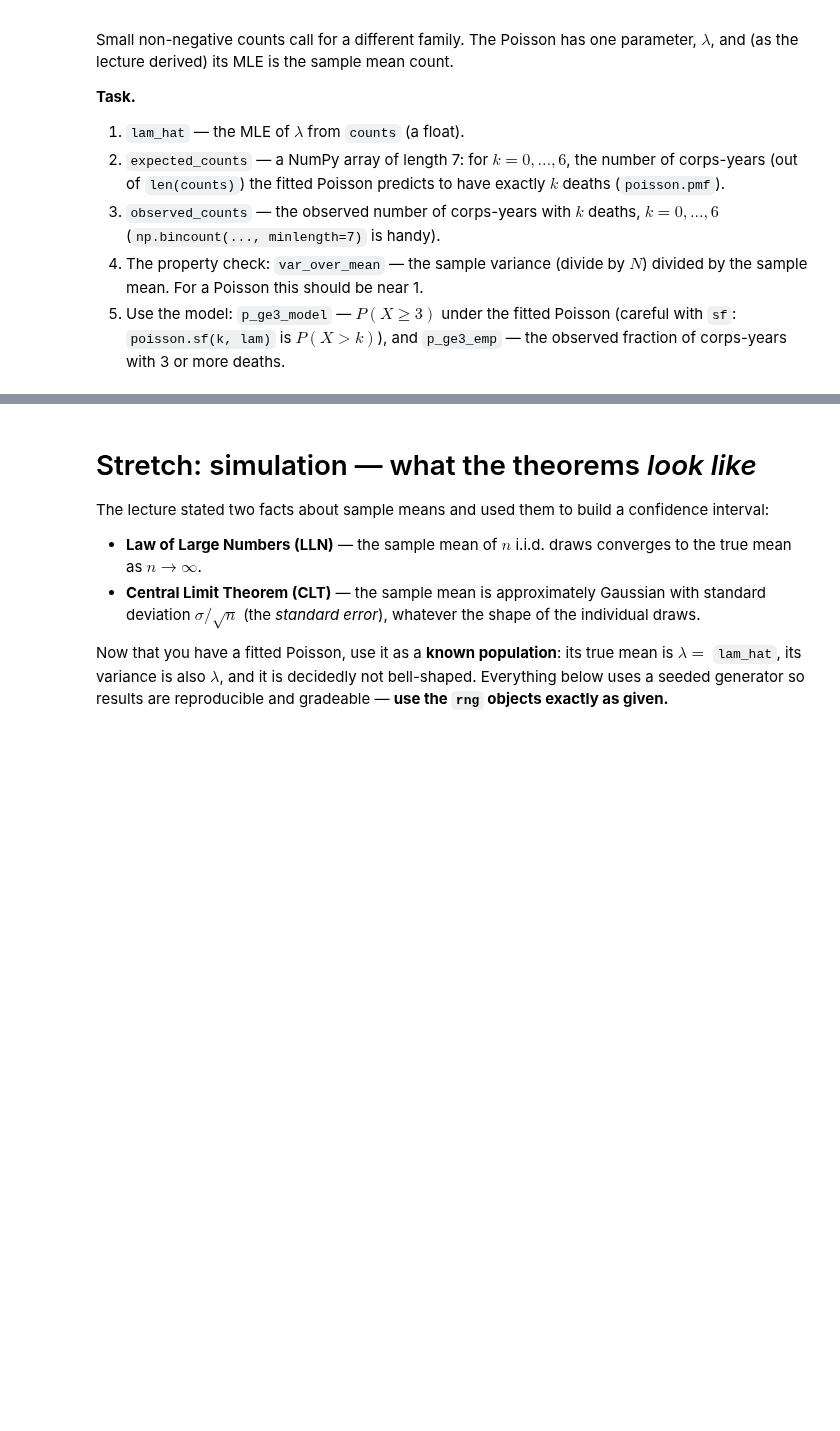
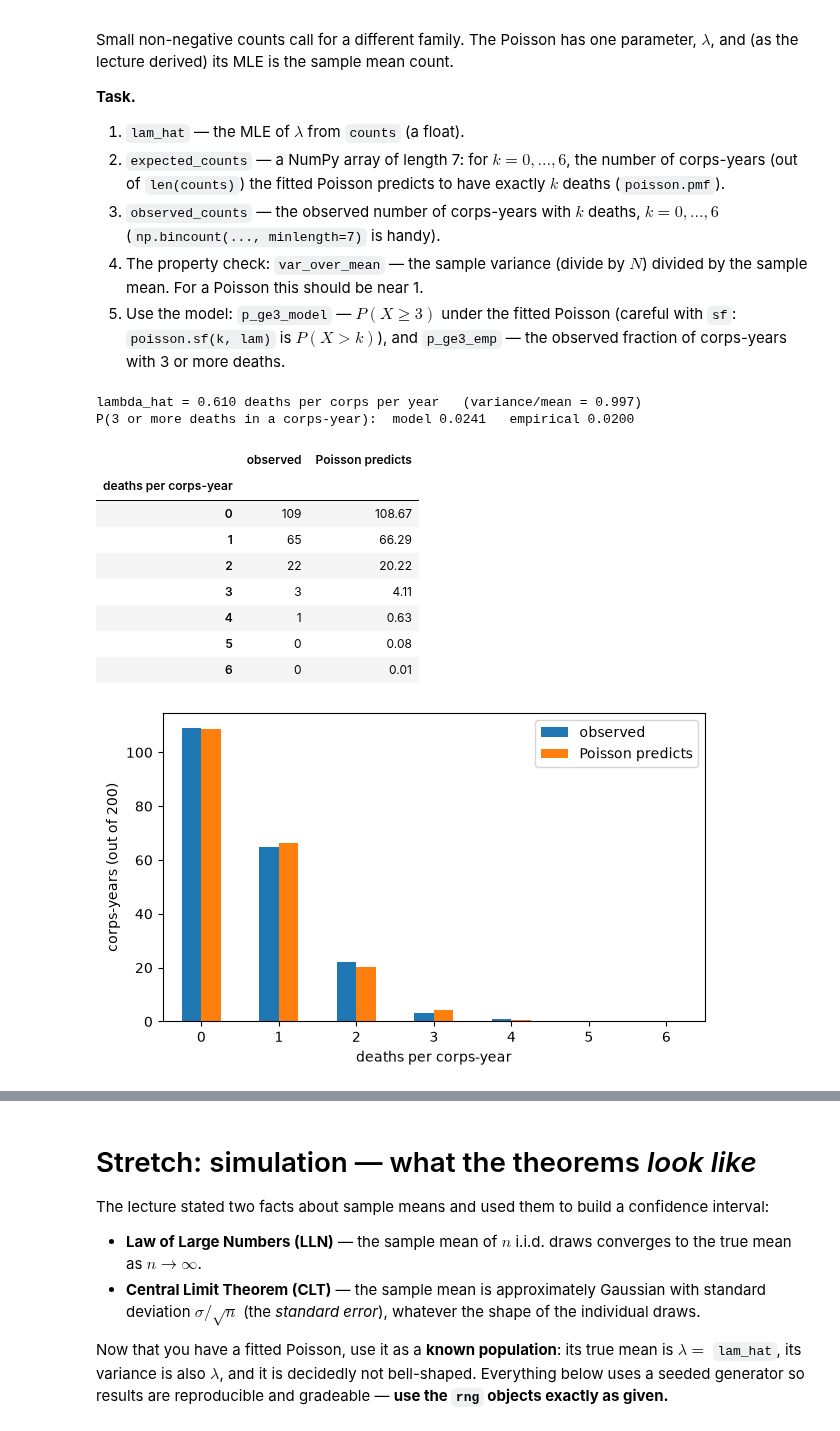
Before and after one commit to TrentRice/DS701-Materials-FA26, a Jupyter notebook: class_activity_notebooks/05-InClass-Exercise-Probabilistic-Modeling-A1/05-InClass-Exercise-Probabilistic-Modeling-A1.ipynb, the cells around one changed output, grey strips where cells are left out. Saved outputs shown, nothing was run; the diff lists cells and outputs as text; code cells hidden in the pictures; blank space fills up the shorter version.

```diff
--- a/class_activity_notebooks/05-InClass-Exercise-Probabilistic-Modeling-A1/05-InClass-Exercise-Probabilistic-Modeling-A1.ipynb
+++ b/class_activity_notebooks/05-InClass-Exercise-Probabilistic-Modeling-A1/05-InClass-Exercise-Probabilistic-Modeling-A1.ipynb
@@ -267,22 +295,36 @@ $\lambda$, and (as the lecture derived) its MLE is the sample mean count.
 # %%
 ks = np.arange(0, 7)
 
-lam_hat = ...
-expected_counts = ...
-observed_counts = ...
-var_over_mean = ...
-p_ge3_model = ...
-p_ge3_emp = ...
+# Without using SKLearn, compute the MLE for lambda and the expected counts for each k.
+lam_hat = np.mean(counts)  # MLE estimate of lambda for Poisson distribution
+expected_counts = poisson.pmf(ks, lam_hat) * len(counts)  # expected counts for each k based on the Poisson model (pmf = probability mass function = probability of each k)
+observed_counts = np.bincount(counts, minlength=len(ks))  # observed counts for each k (bincount counts the number of occurrences of each integer in counts, minlength ensures we have a count for each k)
+var_over_mean = np.var(counts) / np.mean(counts)  # variance-to-mean ratio (var/mean = 1 for Poisson)
+p_ge3_model = 1 - poisson.cdf(2, lam_hat)  # probability of 3 or more deaths according to the Poisson model (cdf = probability of 0, 1, or 2 deaths))
+p_ge3_emp = np.sum(counts >= 3) / len(counts)  # empirical probability of 3 or more deaths
 
 print(f"lambda_hat = {lam_hat:.3f} deaths per corps per year   (variance/mean = {var_over_mean:.3f})")
 print(f"P(3 or more deaths in a corps-year):  model {p_ge3_model:.4f}   empirical {p_ge3_emp:.4f}")
 
 fit_table = pd.DataFrame({"observed": observed_counts,
                           "Poisson predicts": expected_counts.round(2)},
                          index=pd.Index(ks, name="deaths per corps-year"))
 display(fit_table)
 fit_table.plot.bar(figsize=(7, 4))
 plt.ylabel(f"corps-years (out of {len(counts)})"); plt.xticks(rotation=0)
 plt.show()
+# %% [output]
+lambda_hat = 0.610 deaths per corps per year   (variance/mean = 0.997)
+P(3 or more deaths in a corps-year):  model 0.0241   empirical 0.0200
+|  | observed | Poisson predicts |
+| deaths per corps-year |  |  |
+| 0 | 109 | 108.67 |
+| 1 | 65 | 66.29 |
+| 2 | 22 | 20.22 |
+| 3 | 3 | 4.11 |
+| 4 | 1 | 0.63 |
+| 5 | 0 | 0.08 |
+| 6 | 0 | 0.01 |
+[figure, added]
 # %%
 grader.check("q3")
```
Also changed, not shown: parts of 11 cells of this notebook, 1 other file.
